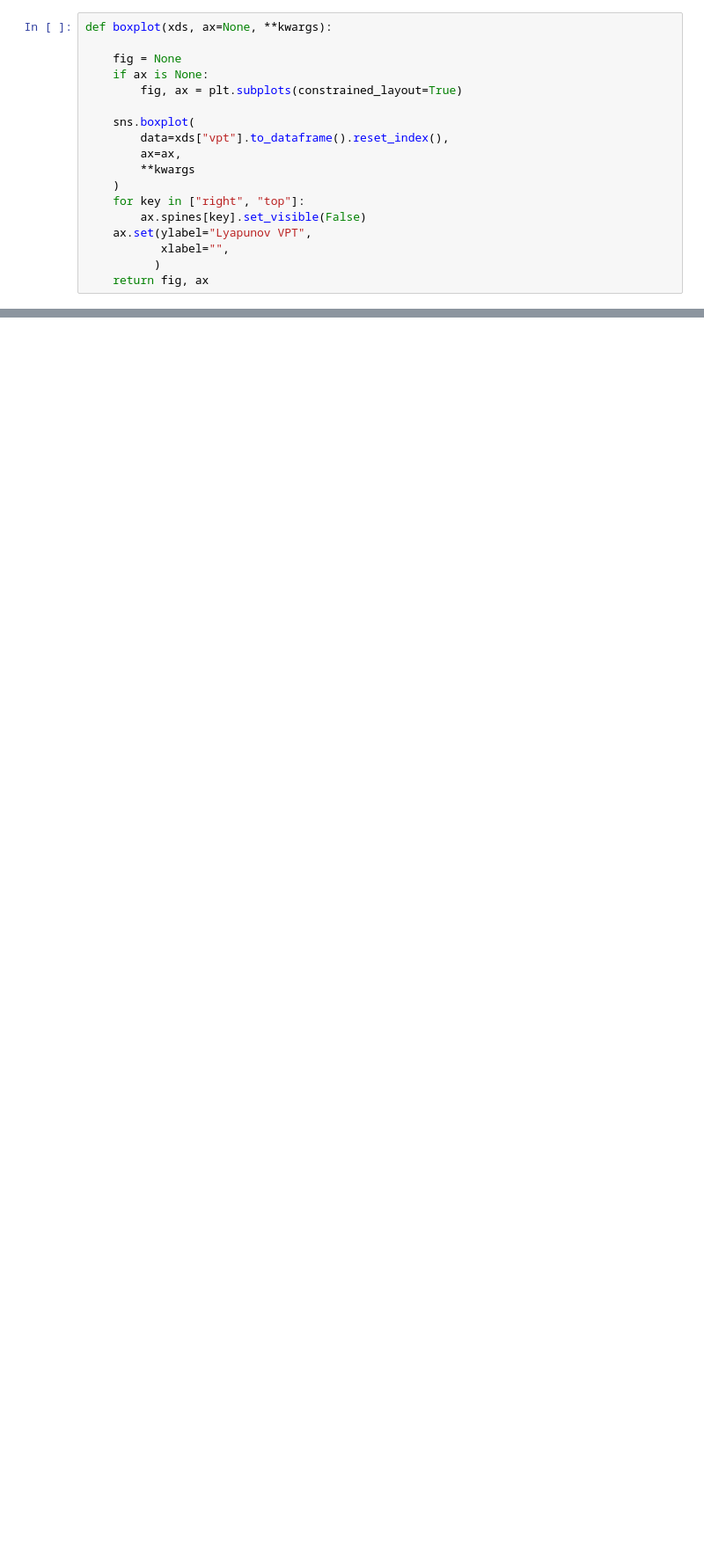
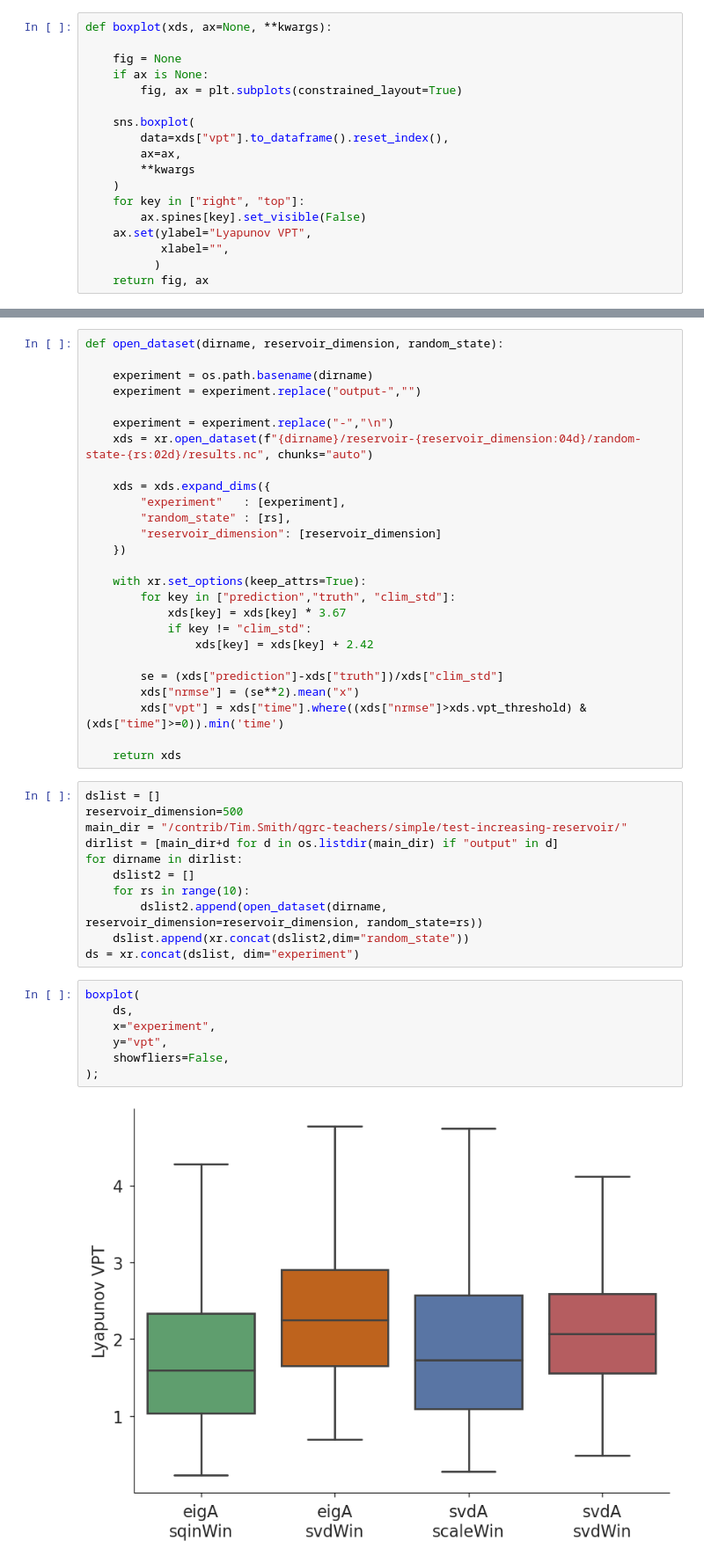
Before and after one commit to timothyas/rc-gfd, a Jupyter notebook: notebooks/plot_l96_matrix_normalization.ipynb, the cells around one changed output, grey strips where cells are left out. Shown: that part at 88% size. Cells and saved outputs as stored; diff of their text form; blank space fills up the shorter version.

Commit message:
simple tests, see improvements using different metrics when no training spinup is used

```diff
--- a/notebooks/plot_l96_matrix_normalization.ipynb
+++ b/notebooks/plot_l96_matrix_normalization.ipynb
@@ -71,0 +91,46 @@ boxplot(
+# %%
+def open_dataset(dirname, reservoir_dimension, random_state):
+
+    experiment = os.path.basename(dirname)
+    experiment = experiment.replace("output-","")
+
+    experiment = experiment.replace("-","\n")
+    xds = xr.open_dataset(f"{dirname}/reservoir-{reservoir_dimension:04d}/random-state-{rs:02d}/results.nc", chunks="auto")
+
+    xds = xds.expand_dims({
+        "experiment"   : [experiment],
+        "random_state" : [rs],
+        "reservoir_dimension": [reservoir_dimension]
+    })
+
+    with xr.set_options(keep_attrs=True):
+        for key in ["prediction","truth", "clim_std"]:
+            xds[key] = xds[key] * 3.67
+            if key != "clim_std":
+                xds[key] = xds[key] + 2.42
+
+        se = (xds["prediction"]-xds["truth"])/xds["clim_std"]
+        xds["nrmse"] = (se**2).mean("x")
+        xds["vpt"] = xds["time"].where((xds["nrmse"]>xds.vpt_threshold) & (xds["time"]>=0)).min('time')
+
+    return xds
+# %%
+dslist = []
+reservoir_dimension=500
+main_dir = "/contrib/Tim.Smith/qgrc-teachers/simple/test-increasing-reservoir/"
+dirlist = [main_dir+d for d in os.listdir(main_dir) if "output" in d]
+for dirname in dirlist:
+    dslist2 = []
+    for rs in range(10):
+        dslist2.append(open_dataset(dirname,  reservoir_dimension=reservoir_dimension, random_state=rs))
+    dslist.append(xr.concat(dslist2,dim="random_state"))
+ds = xr.concat(dslist, dim="experiment")
+# %%
+boxplot(
+    ds,
+    x="experiment",
+    y="vpt",
+    showfliers=False,
+);
+# %% [output]
+[figure, added]
```
Also changed, not shown: parts of 4 cells of this notebook.
